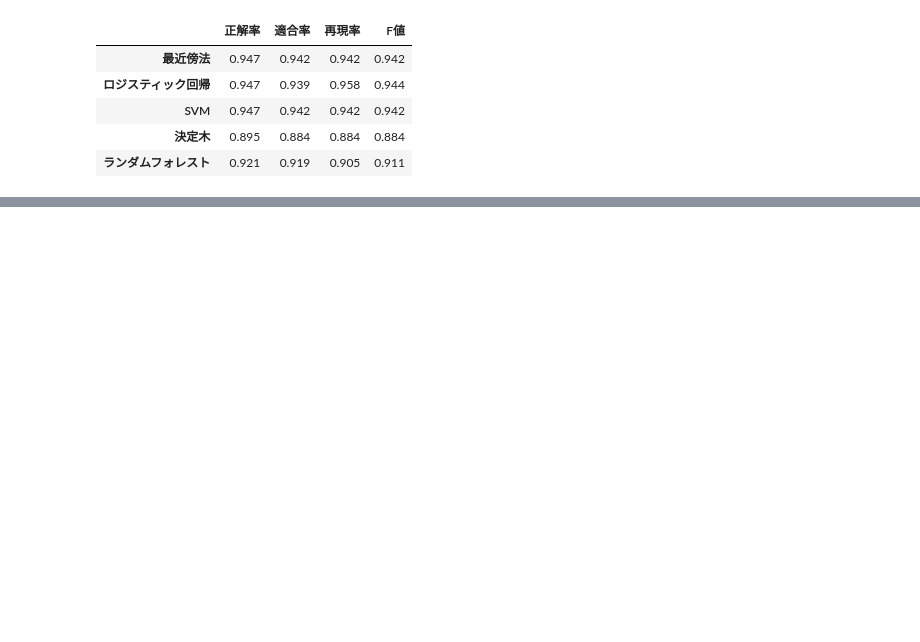
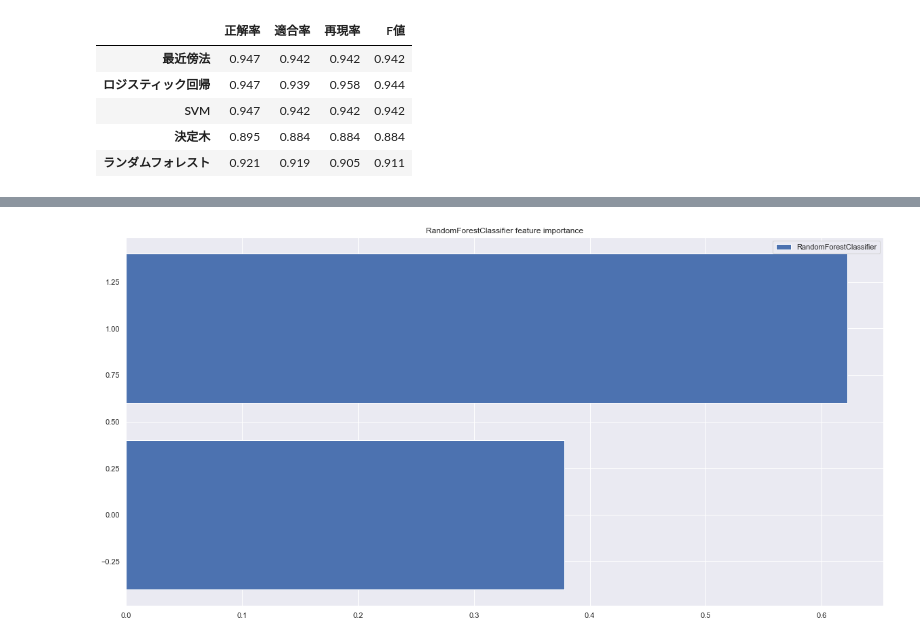
Before and after one commit to GitHiru/ml_dic, a Jupyter notebook: pre_learning/week4/week4_1_iris.ipynb, the cells around one changed output, grey strips where cells are left out. Drawn from its saved outputs; the diff is of its cells as text; code cells hidden in the pictures; blank space fills up the shorter version.

```diff
--- a/pre_learning/week4/week4_1_iris.ipynb
+++ b/pre_learning/week4/week4_1_iris.ipynb
@@ -579,0 +594,12 @@ evaluations_df
+# %%
+plt.figure(figsize=(20,10))
+plt.barh(
+    pd.DataFrame(X_train).columns[np.argsort(rfc.feature_importances_)],
+    rfc.feature_importances_[np.argsort(rfc.feature_importances_)],
+    label='RandomForestClassifier'
+)
+plt.title('RandomForestClassifier feature importance')
+plt.legend()
+plt.show()
+# %% [output]
+[figure, added]
```
Also changed, not shown: parts of 11 cells of this notebook.
